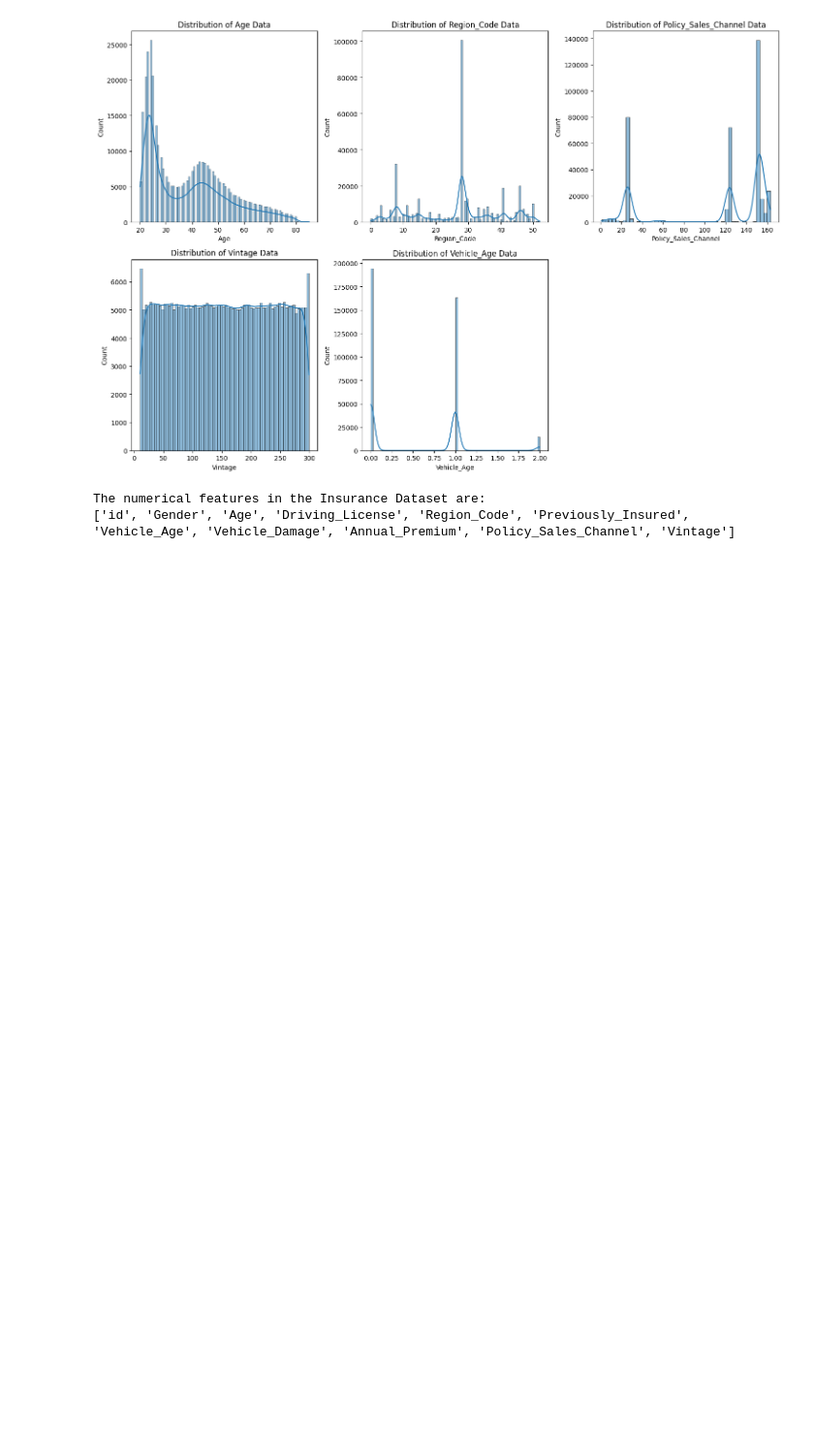
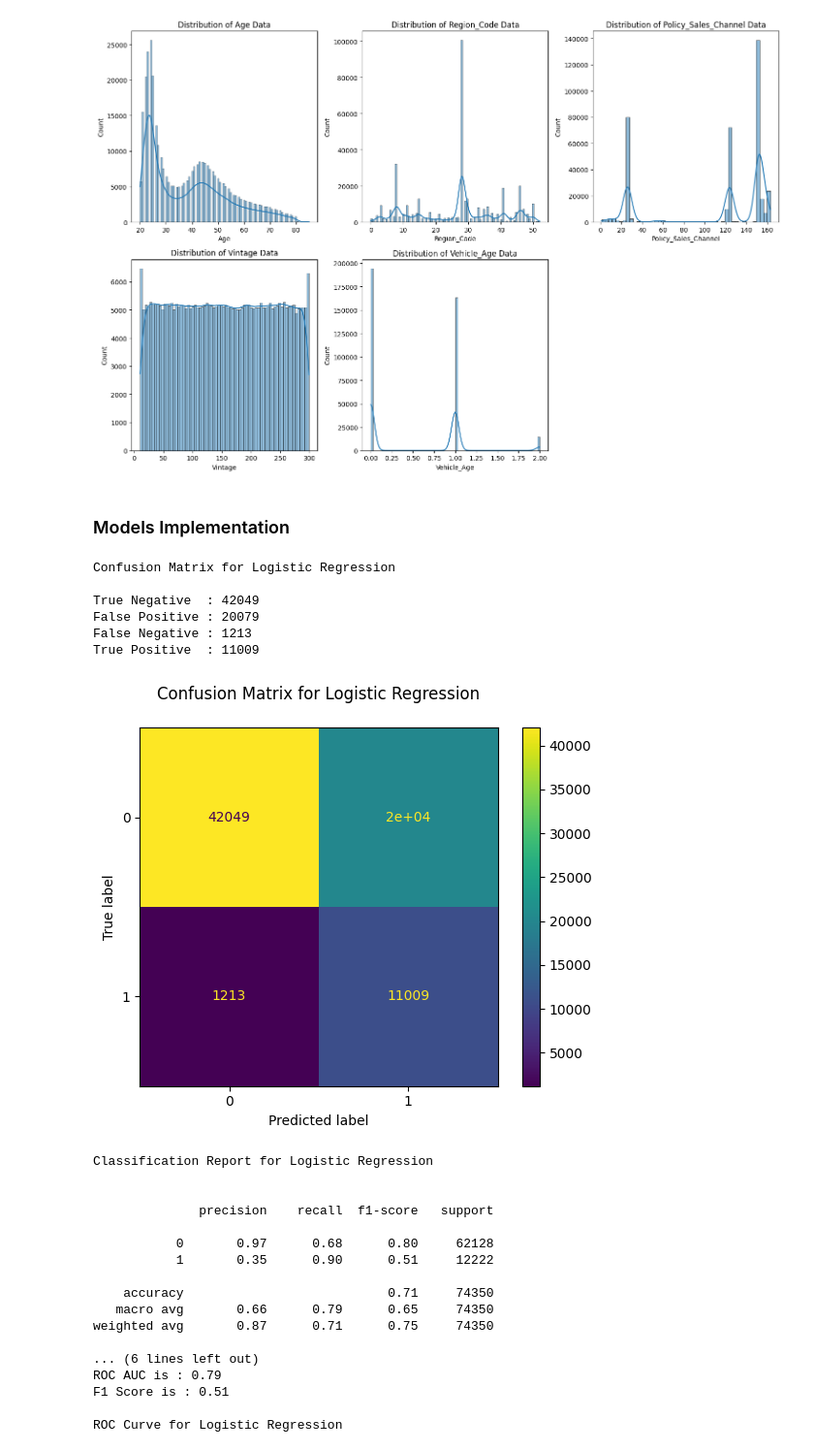
Before and after one commit to Hemanthtak2000/22073706_Project_UoH, a Jupyter notebook: 22073706_Code.ipynb, the cells around one changed output. Shown: that part at 97% size. Cells and saved outputs as stored; diff of their text form; code cells hidden in the pictures; blank space fills up the shorter version.

Commit message:
completed implementation of models

```diff
--- a/22073706_Code.ipynb
+++ b/22073706_Code.ipynb
@@ -319,13 +334,5 @@ for i,col in enumerate(col_list,1):
     plt.plot()
 # %% [output]
 [figure]
-# %%
-# Numerical Features:
-X = Ins_Details_PP_OL.drop(['Response'], axis=1)
-
-numerical_features = X.select_dtypes(exclude=['object']).columns.tolist()
-print('The numerical features in the Insurance Dataset are:')
-print(numerical_features)
-# %% [output]
-The numerical features in the Insurance Dataset are:
-['id', 'Gender', 'Age', 'Driving_License', 'Region_Code', 'Previously_Insured', 'Vehicle_Age', 'Vehicle_Damage', 'Annual_Premium', 'Policy_Sales_Channel', 'Vintage']
+# %% [markdown]
+### Models Implementation
@@ -331,0 +406,49 @@ The numerical features in the Insurance Dataset are:
+# %%
+# Separate the features (X) and the target variable (y) from the dataset
+X = Ins_Details_PP_OL.drop(['Response'], axis=1)
+y = Ins_Details_PP_OL['Response']
+# Split the dataset into training and testing sets
+X_train, X_test, y_train, y_test = train_test_split(X, y, test_size=0.2, random_state=3706)
+# Initialize SMOTE
+smote = SMOTE(random_state=3706)
+# Apply SMOTE to oversample the minority class in the training data
+X_train_resampled, y_train_resampled = smote.fit_resample(X_train, y_train)
+# %%
+# Create an instance of Logistic Regression Model
+LRmodel = LogisticRegression(penalty='l2', C=1, solver='lbfgs')
+
+# Train the model using model.fit
+LRmodel.fit(X_train_resampled, y_train_resampled)
+
+# Predict the results for the Test data
+y_pred = LRmodel.predict(X_test)
+
+# Find the Prediction Probability of the Test data
+y_pred_proba = LRmodel.predict_proba(X_test)[:,1]
+#Evaluate using function
+record_and_print_scores('Logistic Regression', y_test, y_pred, y_pred_proba)
+# %% [output]
+Confusion Matrix for Logistic Regression
+
+True Negative  : 42049
+False Positive : 20079
+False Negative : 1213
+True Positive  : 11009
+[figure, added]
+Classification Report for Logistic Regression
+
+
+              precision    recall  f1-score   support
+
+           0       0.97      0.68      0.80     62128
+           1       0.35      0.90      0.51     12222
+
+    accuracy                           0.71     74350
+   macro avg       0.66      0.79      0.65     74350
+weighted avg       0.87      0.71      0.75     74350
+
+... (6 lines left out)
+ROC AUC is : 0.79
+F1 Score is : 0.51
+
+ROC Curve for Logistic Regression
```
Also changed, not shown: parts of 55 cells of this notebook.
